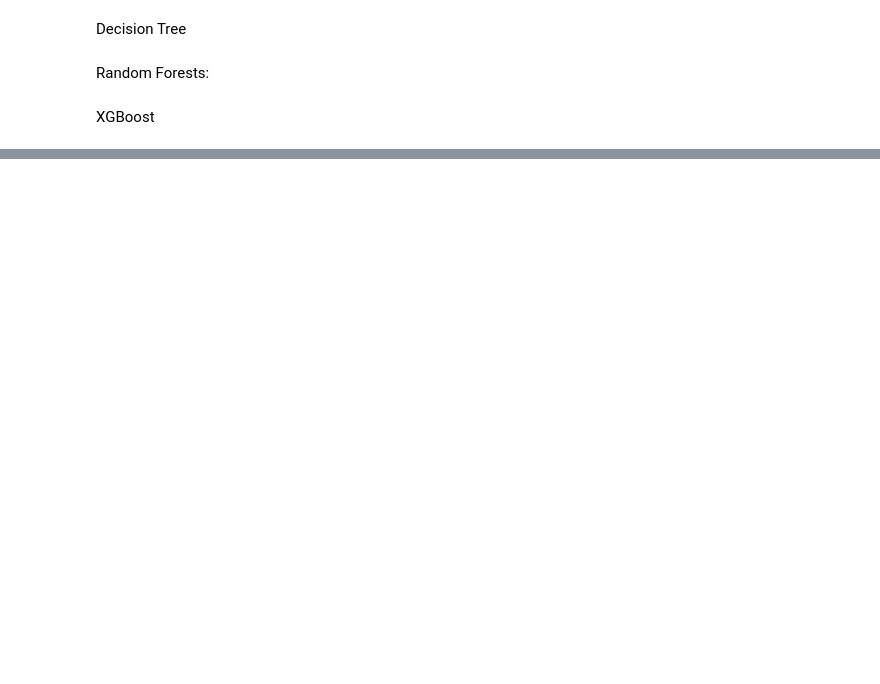
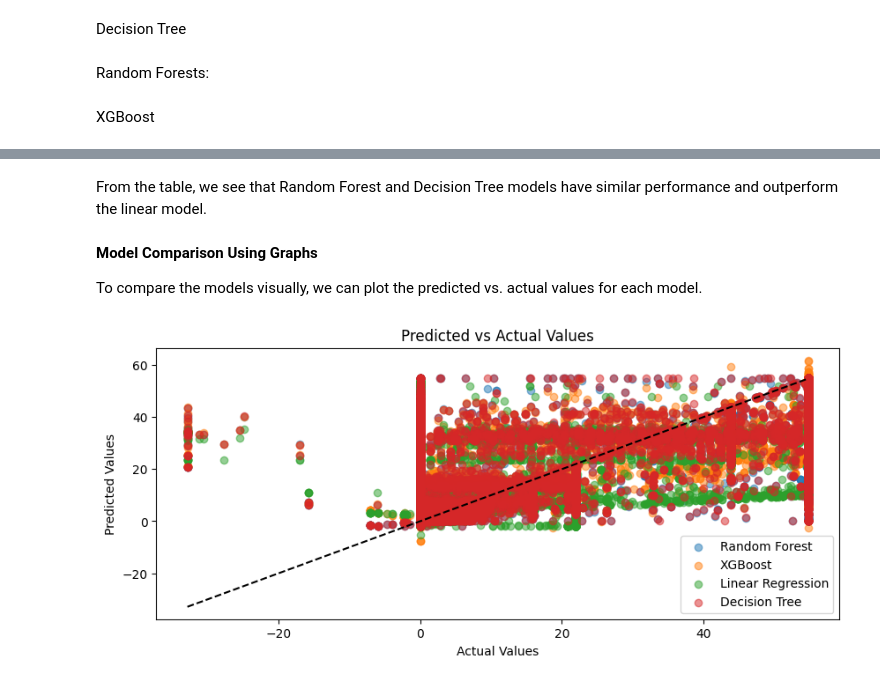
Before and after one commit to epythonlab/Car-Insurance-Risk-Analysis-and-Premium-Optimization, a Jupyter notebook: notebooks/model_training.ipynb, the cells around one changed output, grey strips where cells are left out. Cells and saved outputs as stored; diff of their text form; code cells hidden in the pictures; blank space fills up the shorter version.

Commit message:
Model comparison done

```diff
--- a/notebooks/model_training.ipynb
+++ b/notebooks/model_training.ipynb
@@ -113,3 +137,24 @@ pd.DataFrame(metrics).T
 | Decision Tree | 251.763947 | 0.477244 |
 | Random Forest | 251.731428 | 0.477312 |
 | XGBoost | 262.501044 | 0.454950 |
+# %% [markdown]
+From the table, we see that Random Forest and Decision Tree models have similar performance and outperform the linear model.
+# %% [markdown]
+**Model Comparison Using Graphs**
+
+To compare the models visually, we can plot the predicted vs. actual values for each model.
+# %%
+# Plot predictions vs actual values
+plt.figure(figsize=(10,4))
+plt.scatter(y_test, y_pred_rf, label='Random Forest', alpha=0.5)
+plt.scatter(y_test, y_pred_xgb, label='XGBoost', alpha=0.5)
+plt.scatter(y_test, y_pred_lr, label='Linear Regression', alpha=0.5)
+plt.scatter(y_test, y_pred_dt, label='Decision Tree', alpha=0.5)
+plt.plot([min(y_test), max(y_test)], [min(y_test), max(y_test)], '--', color='black')
+plt.xlabel('Actual Values')
+plt.ylabel('Predicted Values')
+plt.legend()
+plt.title('Predicted vs Actual Values')
+plt.show()
+# %% [output]
+[figure, added]
```
Also changed, not shown: parts of 10 cells of this notebook.
